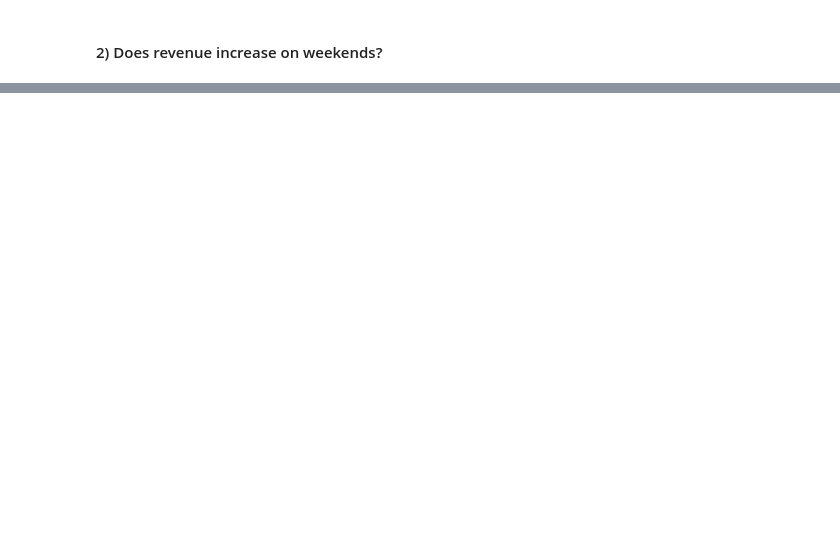
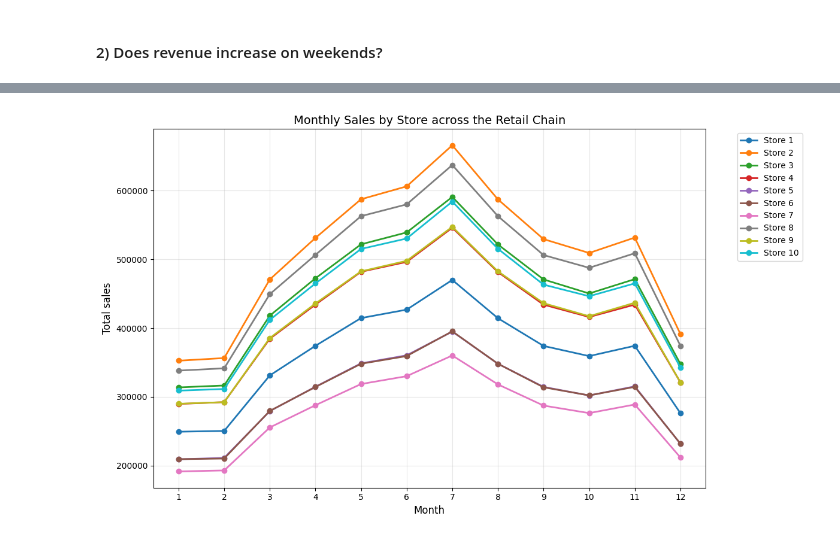
Before and after one commit to trhkimngan22/Inventory-Optimization-for-Retail-Chain, a Jupyter notebook: src/notebook.ipynb, the cells around one changed output, grey strips where cells are left out. Drawn from its saved outputs; the diff is of its cells as text; code cells hidden in the pictures; blank space fills up the shorter version.

```diff
--- a/src/notebook.ipynb
+++ b/src/notebook.ipynb
@@ -227,0 +263,19 @@ The chart shows the sales trend across 12 months:
+# %%
+plt.figure(figsize=(12, 7))
+stores = sorted(df['store'].unique())
+# Each store line plot
+for store in stores:
+    store_data = df[df['store'] == store]
+    monthly_sales = store_data.groupby('month')['sales'].sum()
+    plt.plot(monthly_sales.index, monthly_sales.values, marker='o', label=f'Store {store}', linewidth=2)
+
+plt.xlabel('Month', fontsize=12)
+plt.ylabel('Total sales', fontsize=12)
+plt.title('Monthly Sales by Store across the Retail Chain', fontsize=14)
+plt.legend(bbox_to_anchor=(1.05, 1), loc='upper left')
+plt.grid(True, alpha=0.3)
+plt.xticks(range(1, 13))
+plt.tight_layout()
+plt.show()
+# %% [output]
+[figure, added]
```
Also changed, not shown: parts of 5 cells of this notebook.
